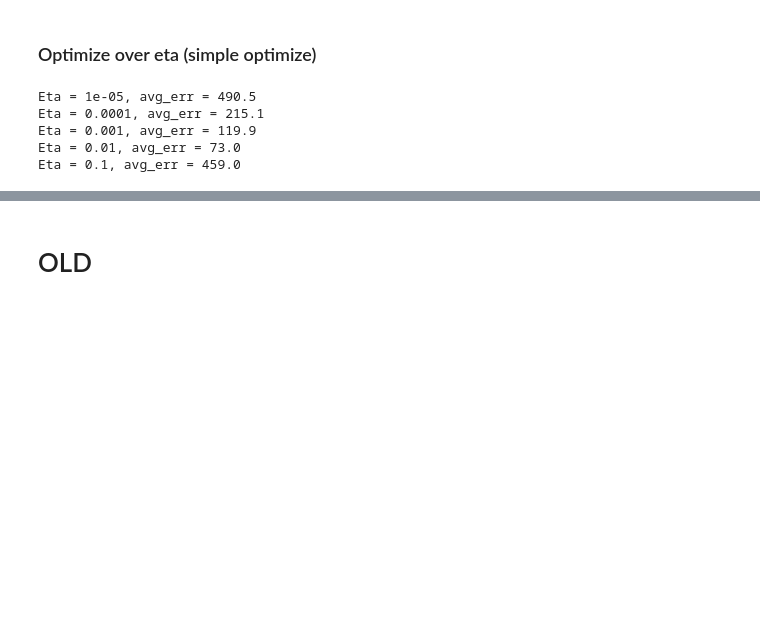
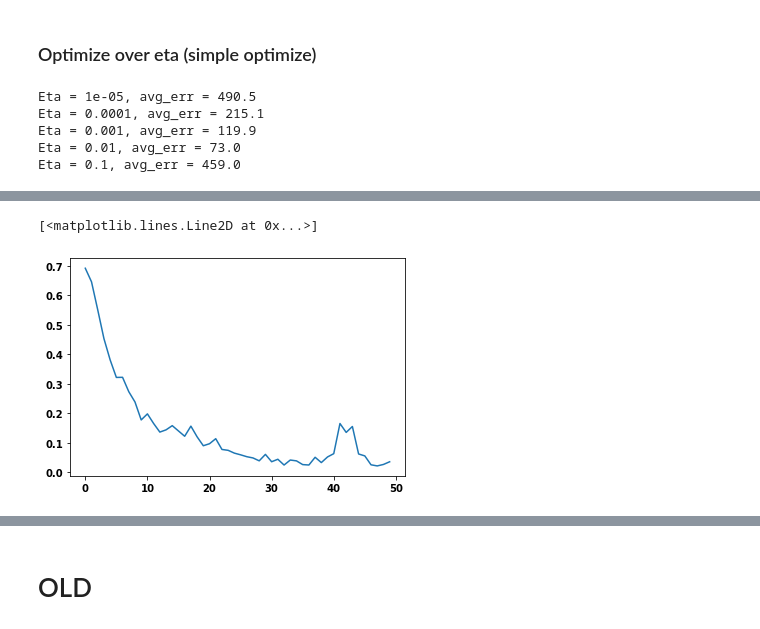
Before and after one commit to giorgiosav/dl-proj1, a Jupyter notebook: proj1_Manu.ipynb, the cells around one changed output, grey strips where cells are left out. Saved outputs shown, nothing was run; the diff lists cells and outputs as text; code cells hidden in the pictures; blank space fills up the shorter version.

```diff
--- a/proj1_Manu.ipynb
+++ b/proj1_Manu.ipynb
@@ -576,0 +700,5 @@ Eta = 0.1, avg_err = 459.0
+# %%
+plt.plot(epochs_range, loss_class['train'])
+# %% [output]
+[<matplotlib.lines.Line2D at 0x...>]
+[figure, added]
```
Also changed, not shown: parts of 18 cells of this notebook.
